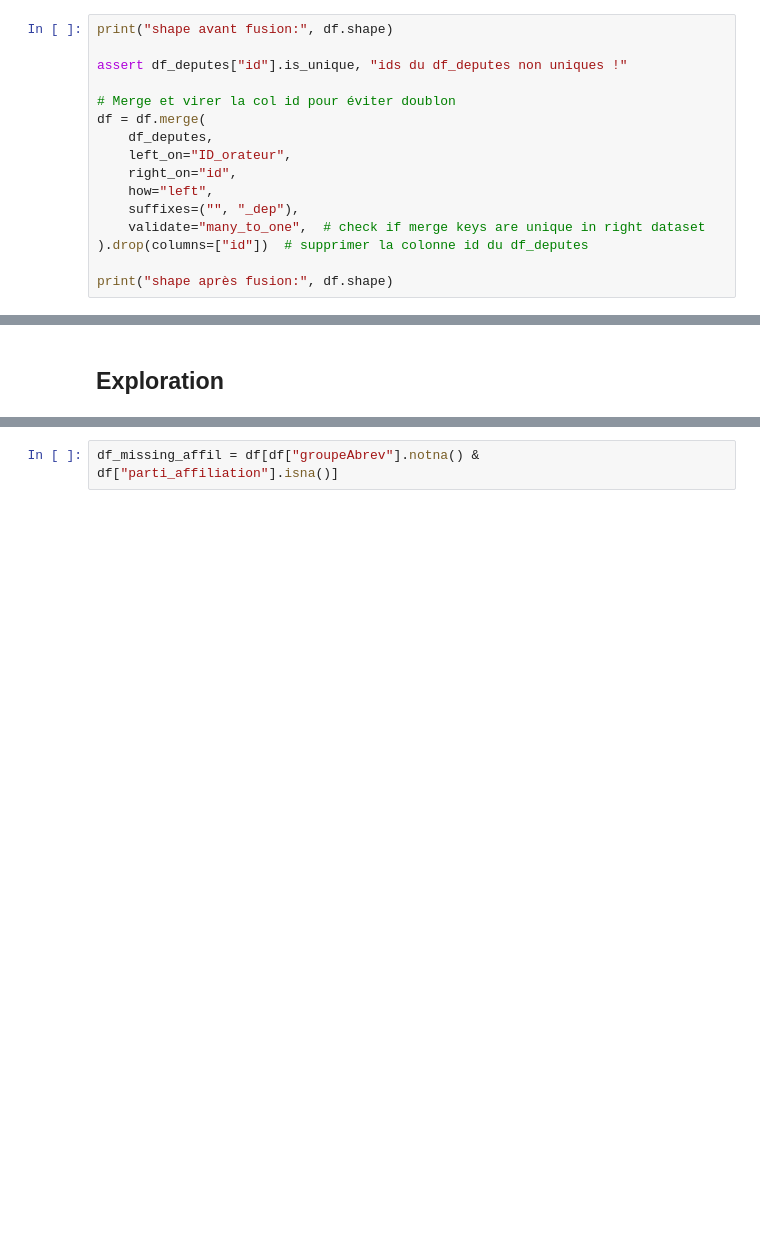
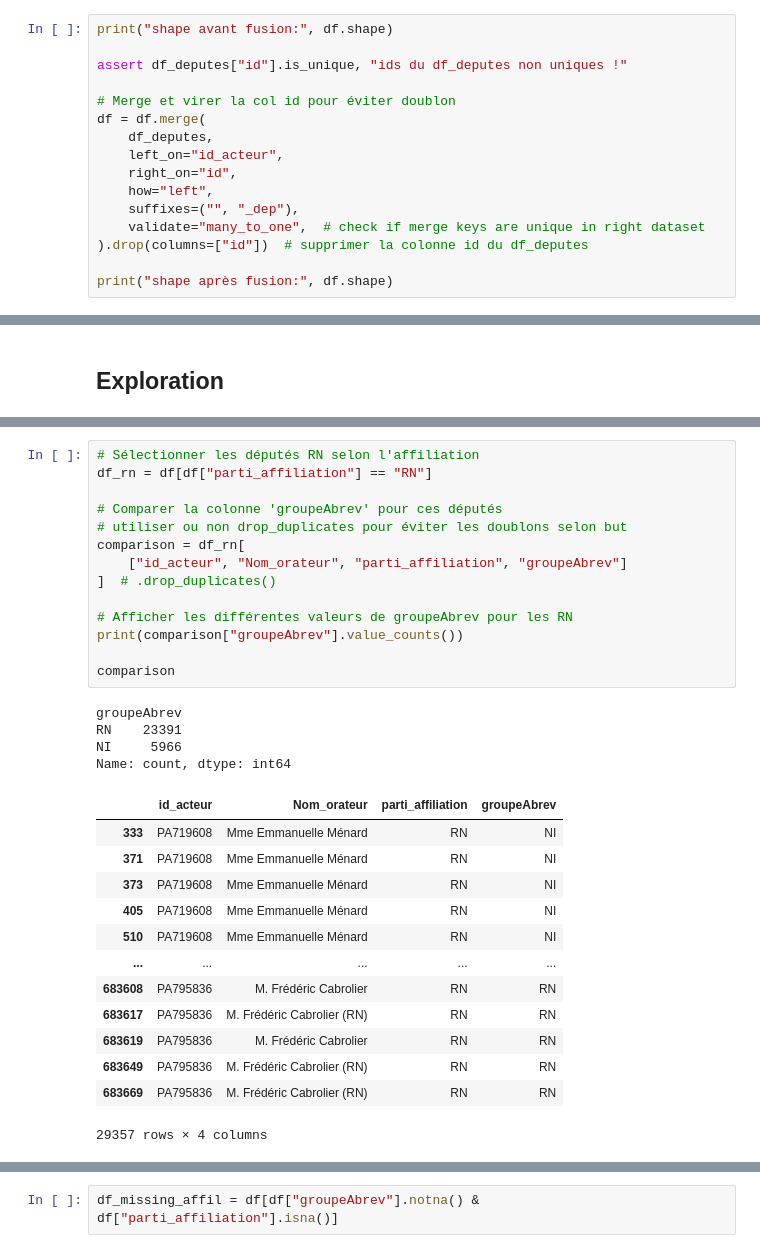
Before and after one commit to Matthias-Levalet/republique-cest-quoi, a Jupyter notebook: notebooks/2_clean_filter.ipynb, the cells around one changed output, grey strips where cells are left out. Cells and saved outputs as stored; diff of their text form; blank space fills up the shorter version.

```diff
--- a/notebooks/2_clean_filter.ipynb
+++ b/notebooks/2_clean_filter.ipynb
@@ -76,7 +88,7 @@ assert df_deputes["id"].is_unique, "ids du df_deputes non uniques !"
 # Merge et virer la col id pour éviter doublon
 df = df.merge(
     df_deputes,
-    left_on="ID_orateur",
+    left_on="id_acteur",
     right_on="id",
     how="left",
     suffixes=("", "_dep"),
@@ -329 +324,33 @@ df_test shape (après export import):  (683680, 52)
+# %%
+# Sélectionner les députés RN selon l'affiliation
+df_rn = df[df["parti_affiliation"] == "RN"]
+
+# Comparer la colonne 'groupeAbrev' pour ces députés
+# utiliser ou non drop_duplicates pour éviter les doublons selon but
+comparison = df_rn[
+    ["id_acteur", "Nom_orateur", "parti_affiliation", "groupeAbrev"]
+]  # .drop_duplicates()
+
+# Afficher les différentes valeurs de groupeAbrev pour les RN
+print(comparison["groupeAbrev"].value_counts())
+
+comparison
+# %% [output]
+groupeAbrev
+RN    23391
+NI     5966
+Name: count, dtype: int64
+|  | id_acteur | Nom_orateur | parti_affiliation | groupeAbrev |
+| 333 | PA719608 | Mme Emmanuelle Ménard | RN | NI |
+| 371 | PA719608 | Mme Emmanuelle Ménard | RN | NI |
+| 373 | PA719608 | Mme Emmanuelle Ménard | RN | NI |
+| 405 | PA719608 | Mme Emmanuelle Ménard | RN | NI |
+| 510 | PA719608 | Mme Emmanuelle Ménard | RN | NI |
+| ... | ... | ... | ... | ... |
+| 683608 | PA795836 | M. Frédéric Cabrolier | RN | RN |
+| 683617 | PA795836 | M. Frédéric Cabrolier (RN) | RN | RN |
+| 683619 | PA795836 | M. Frédéric Cabrolier | RN | RN |
+| 683649 | PA795836 | M. Frédéric Cabrolier (RN) | RN | RN |
+| 683669 | PA795836 | M. Frédéric Cabrolier (RN) | RN | RN |
+29357 rows × 4 columns
 # %%
```
Also changed, not shown: parts of 30 cells of this notebook.
